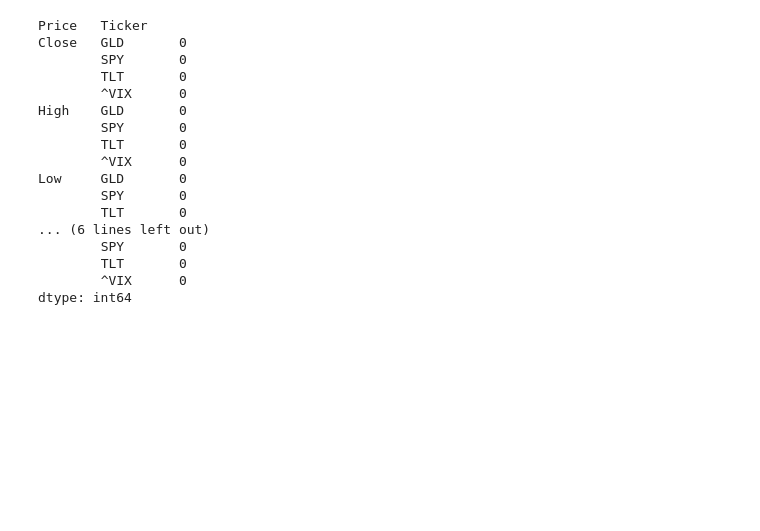
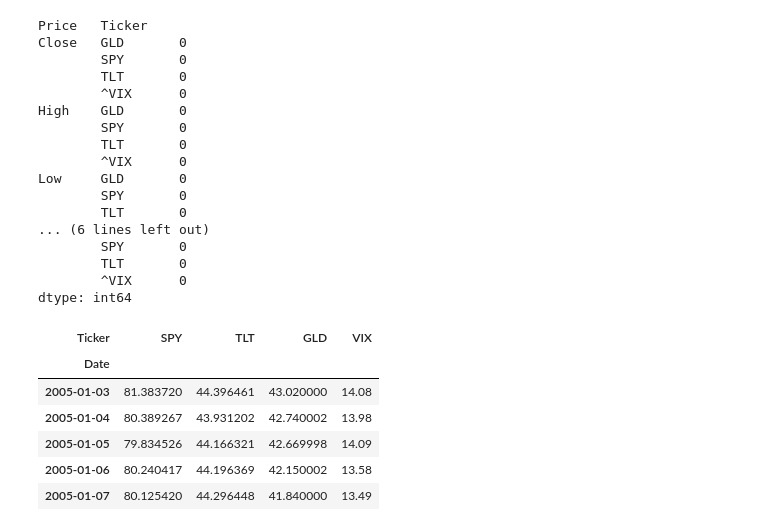
Before and after one commit to sidoreon/regime-shift, a Jupyter notebook: notebooks/datapipeline.ipynb, the cells around one changed output. Cells and saved outputs as stored; diff of their text form; code cells hidden in the pictures; blank space fills up the shorter version.

```diff
--- a/notebooks/datapipeline.ipynb
+++ b/notebooks/datapipeline.ipynb
@@ -54,8 +54,17 @@ Low     GLD       0
 dtype: int64
 # %%
 prices = raw['Close'].copy()
-prices.columns = ['SPY', 'TLT', 'GLD', 'VIX']
+prices = prices.rename(columns={'^VIX': 'VIX'})
 prices = prices[['SPY', 'TLT', 'GLD', 'VIX']]
+prices.head()
+# %% [output]
+| Ticker | SPY | TLT | GLD | VIX |
+| Date |  |  |  |  |
+| 2005-01-03 | 81.383720 | 44.396461 | 43.020000 | 14.08 |
+| 2005-01-04 | 80.389267 | 43.931202 | 42.740002 | 13.98 |
+| 2005-01-05 | 79.834526 | 44.166321 | 42.669998 | 14.09 |
+| 2005-01-06 | 80.240417 | 44.196369 | 42.150002 | 13.58 |
+| 2005-01-07 | 80.125420 | 44.296448 | 41.840000 | 13.49 |
 # %%
 fig, axes = plt.subplots(4, 1, figsize=(12, 14), sharex=False)
 for axis, col in zip(axes, prices.columns):
```
Also changed, not shown: parts of 4 cells of this notebook.
